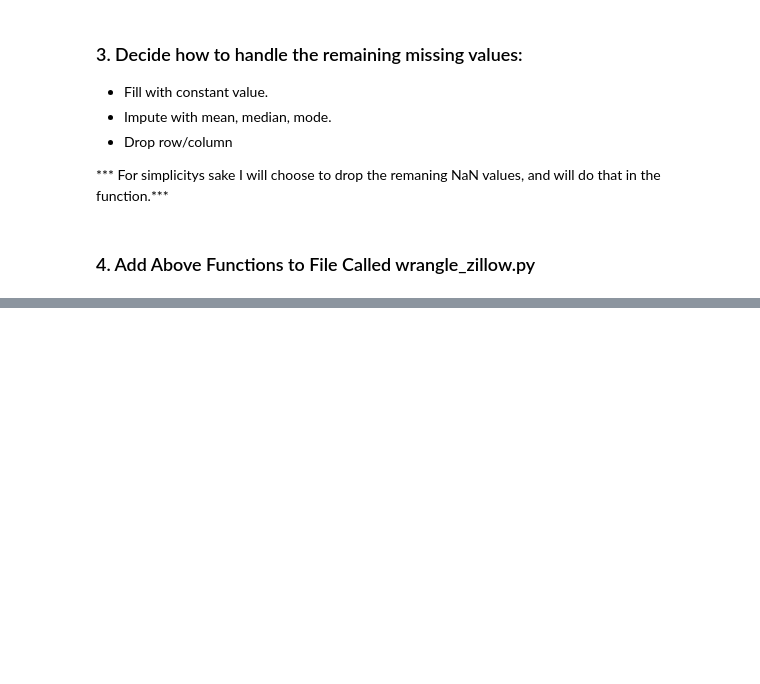
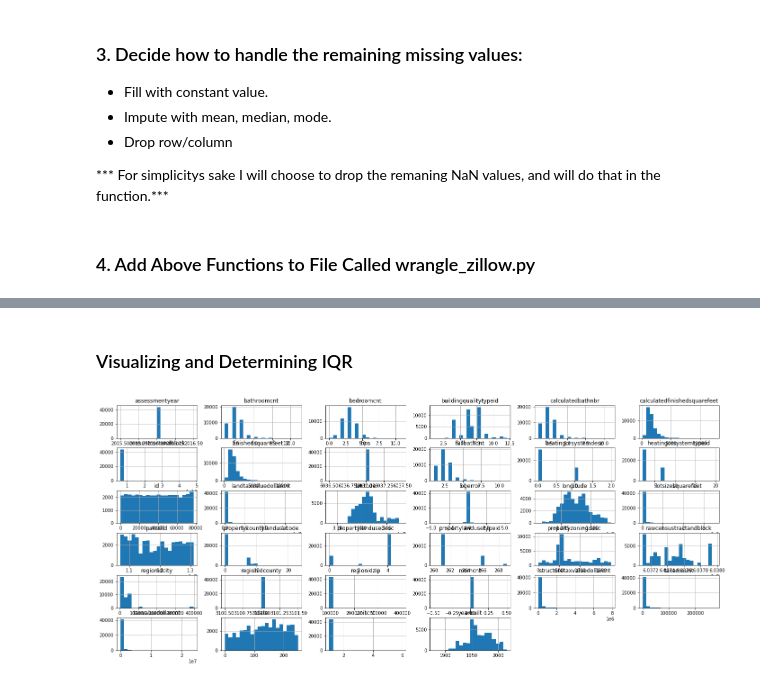
Before and after one commit to CSolitaire/clustering-exercises, a Jupyter notebook: zillow.ipynb, the cells around one changed output, grey strips where cells are left out. Saved outputs shown, nothing was run; the diff lists cells and outputs as text; code cells hidden in the pictures; blank space fills up the shorter version.

```diff
--- a/zillow.ipynb
+++ b/zillow.ipynb
@@ -461,0 +592,8 @@ df.shape, X_train_explore.shape, X_train_scaled.shape, X_validate_scaled.shape,
+# %% [markdown]
+### Visualizing and Determining IQR
+# %%
+# Visualize Data
+df.hist(figsize=(24, 10), bins=20)
+plt.show()
+# %% [output]
+[figure, added]
```
Also changed, not shown: parts of 16 cells of this notebook.
